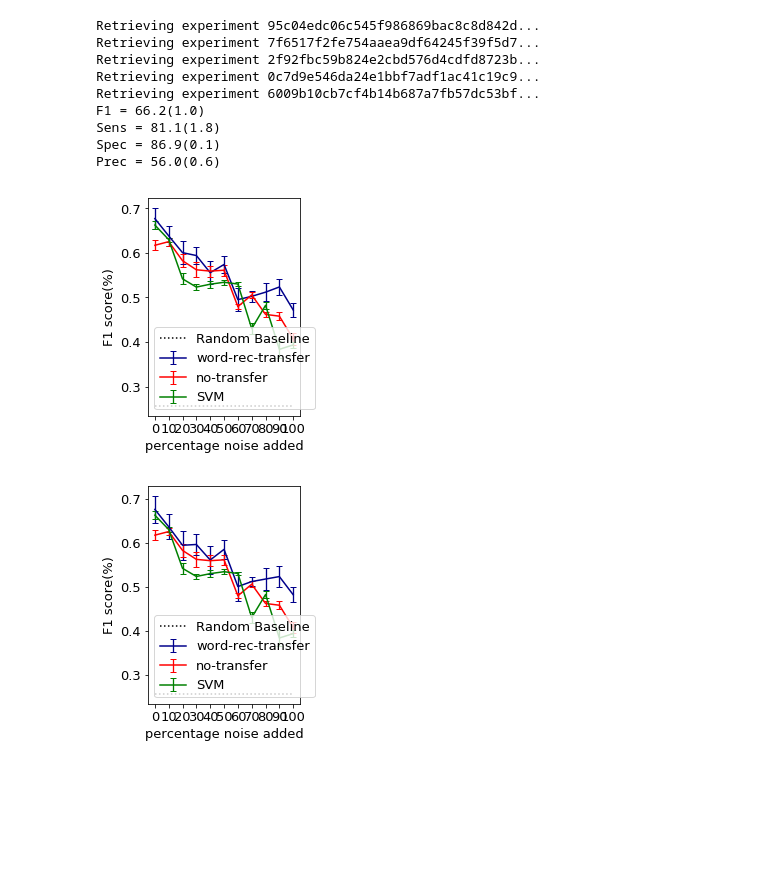
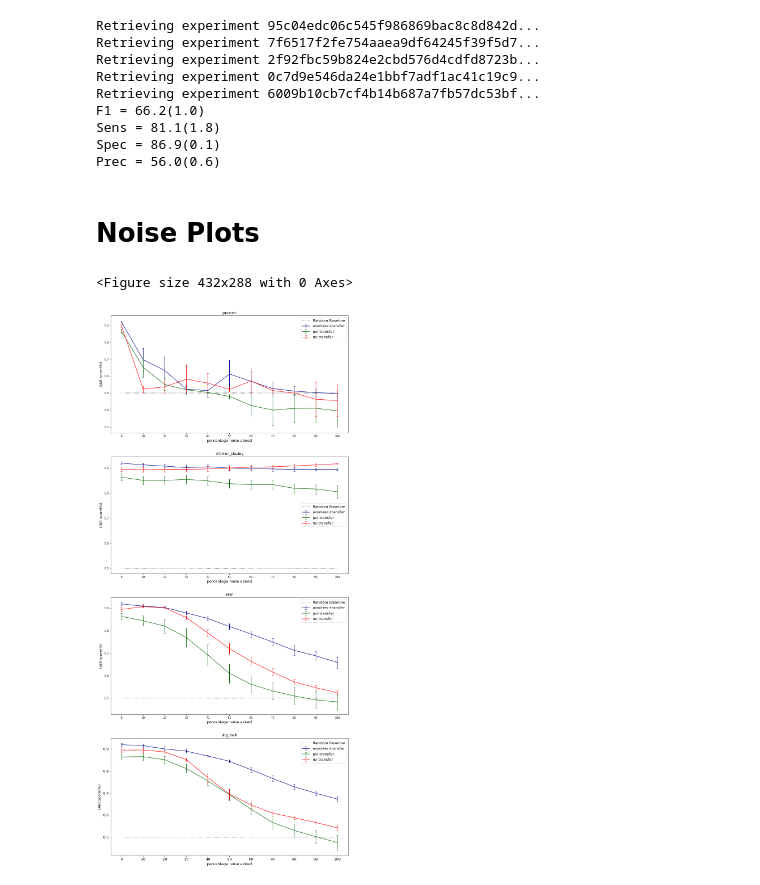
Before and after one commit to onucharles/transfer-learning-adult-to-infant-speech, a Jupyter notebook: experiments/notebooks/Chillanto plots.ipynb, the cells around one changed output. Drawn from its saved outputs; the diff is of its cells as text; code cells hidden in the pictures; blank space fills up the shorter version.

Commit message:
updated chillanto plots w frequency and time studies

```diff
--- a/experiments/notebooks/Chillanto plots.ipynb
+++ b/experiments/notebooks/Chillanto plots.ipynb
@@ -155,0 +178,2 @@ plt.show()
+# %%
+results, result_matrices = experiments_to_results(experiments)
@@ -156,12 +193,5 @@ plt.show()
 # %%
-rows = []
-for key in result_matrices.keys():
-    for mat in result_matrices[key]:
-        ss = sensitivity(*mat)
-        sp = specificity(*mat)
-        pr = precision(*mat)
-        f = f1(*mat)
-        rows.append((key, ss, sp, pr, f))
+
 import pandas as pd
 
 
@@ -184,10 +214,10 @@ def serr(val):
     return round(x,1)
 
 
-df = pd.DataFrame(rows, columns=["Model", "Sensitivity (%)", "Specificity (%)", "Precision (%)", "F1"])
+df = pd.DataFrame(rows, columns=["Model", "UAR (%)", "Sensitivity (%)", "Specificity (%)", "Precision (%)", "F1"])
 df = df.applymap(pct)
 if error_metric == 'standard_error':
-    table = df.groupby("Model")["Sensitivity (%)","Specificity (%)", "Precision (%)", "F1"].agg([mean, serr])
+    table = df.groupby("Model")["UAR (%)", "Sensitivity (%)","Specificity (%)", "Precision (%)", "F1"].agg([mean, serr])
 else:
     table = df.groupby("Model")["Sensitivity (%)","Specificity (%)", "Precision (%)", "F1"].agg([mean, std])
 display(table)
@@ -269,6 +293,8 @@ F1 = 66.2(1.0)
 Sens = 81.1(1.8)
 Spec = 86.9(0.1)
 Prec = 56.0(0.6)
+# %% [markdown]
+# Noise Plots
 # %%
 #API.get_experiment_metrics()
 client = API(api_key=COMET_API_KEY, rest_api_key=COMET_REST_API_KEY)
@@ -309,73 +333,52 @@ for exp in experiments:
 # %%
 #%matplotlib qt
 #%matplotlib inline
 
-results_w_errors = {
-    'gaussian': {},
-    'children_playing': {}
-}
+results_w_errors = {}
+for noise in noise_types:
+    results_w_errors[noise] = {}
 
 for noise_type in results.keys():
     for source_model in results[noise_type].keys():
         mu = np.mean(results[noise_type][source_model], axis=0)
         if error_metric == 'standard_error':
             serr = stats.sem(results[noise_type][source_model], axis=0)
         else:
             std = np.std(results[noise_type][source_model], axis=0)
 
         results_w_errors[noise_type][source_model] = (mu, serr)
 
 lines = [
-    ('human-sc', 'darkblue', 'word-rec-transfer'),
+    ('sc-transfer', 'darkblue', 'word-rec-transfer'),
+    ('vctk-transfer', 'darkgreen', 'poi-transfer'),
     ('no-transfer', 'red', 'no-transfer'),
-    ('svm', 'green', 'SVM')
+#    ('svm', 'green', 'SVM')
 ]
 
 plt.figure()
+fig, axs = plt.subplots(4,1, sharex=False, figsize=(15,35))
+plt.setp(axs, xticks=np.arange(11),  xticklabels=[f'{(v) * 10}' for v in range(11)])
+plt.tick_params(labelsize=13)
 for idx, key in enumerate(results.keys()):
-    plt.subplot(1,2,idx + 1)
     for (line, color, label) in lines:
         xs = np.arange(11)
         ys = results_w_errors[key][line][0]
         errors = results_w_errors[key][line][1]
-        plt.errorbar(xs, ys, yerr=errors, fmt='-', color=color, label=label, ecolor=color,
+        axs[idx].errorbar(xs, ys, yerr=errors, fmt='-', color=color, label=label, ecolor=color,
                           elinewidth=1.3, capsize=3)
 
-        ln = (np.zeros(11) + 0.257) # random baseline
+        ln = (np.zeros(11) + 0.5) # random baseline
 
-    plt.plot(np.arange(11), ln , linestyle=':', color='black', label='Random Baseline')
-    plt.ylabel('F1 score(%)', fontsize=13)
-    plt.xlabel('percentage noise added', fontsize=13)
-    plt.xticks(np.arange(11), [f'{(v) * 10}' for v in range(11)], fontsize=13)
-    plt.yticks(fontsize=13)
-    plt.legend(fontsize=13)
-    plt.show()
 
-# fig, axs = plt.subplots(figsize=(20,8), ncols=2, sharex=True)
-# axs[0].set_ylabel("F1 Score", fontsize=13)
-# axs[1].set_ylabel("F1 Score", fontsize=13)
-# axs[0].set_xlabel("Percentage noise added", fontsize=13)
-# axs[1].set_xlabel("Percentage noise added", fontsize=13)
-# plt.xticks(np.arange(11), [f'{(v) * 10}' for v in range(11)], fontsize=13)
-
-# for idx, key in enumerate(results.keys()):
-#     for (line, color, label) in lines:
-#         xs = np.arange(11)
-#         ys = results_w_errors[key][line][0]
-#         errors = results_w_errors[key][line][1]
-#         axs[idx].errorbar(xs, ys, yerr=errors, fmt='-', color=color, label=label, ecolor=color,
-#                           elinewidth=1.3, capsize=3)
-#         print(results_w_errors[key])
-#         print()
-
-# # axs[0].set_title("Gaussian Noise", fontsize=16)
-# # axs[1].set_title("Children Playing", fontsize=16)
-# axs[0].legend(fontsize=13)
-# axs[1].legend(fontsize=13)
-# plt.show()
+    axs[idx].set_title(key)
+    axs[idx].plot(np.arange(11), ln , linestyle=':', color='black', label='Random Baseline')
+    axs[idx].set_ylabel('UAR score(%)', fontsize=13)
+    axs[idx].set_xlabel('percentage noise added', fontsize=13)
+    axs[idx].legend(fontsize=13)
+plt.show()
 # %% [output]
+<Figure size 432x288 with 0 Axes>
-[figure, old version]
+[figure, new version]
-[figure, removed]
 # %%
 #API.get_experiment_metrics()
 client = API(api_key=COMET_API_KEY, rest_api_key=COMET_REST_API_KEY)
```
Also changed, not shown: parts of 13 cells of this notebook.
